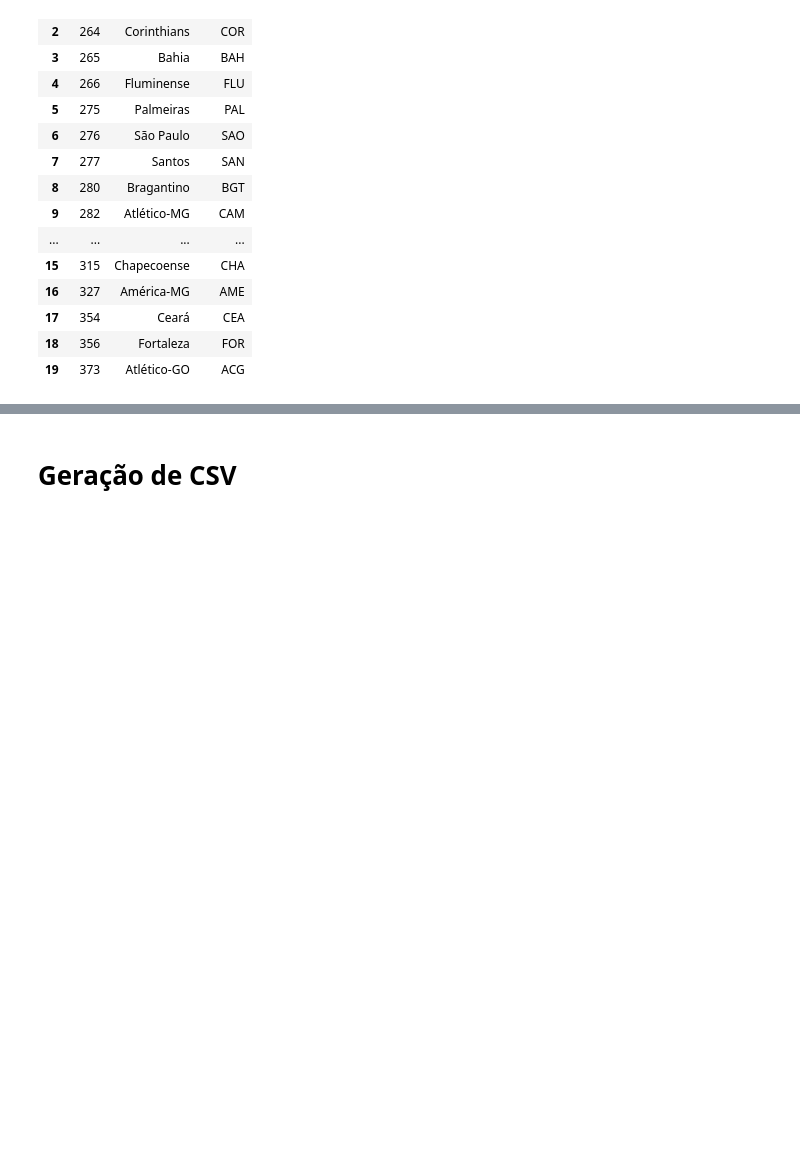
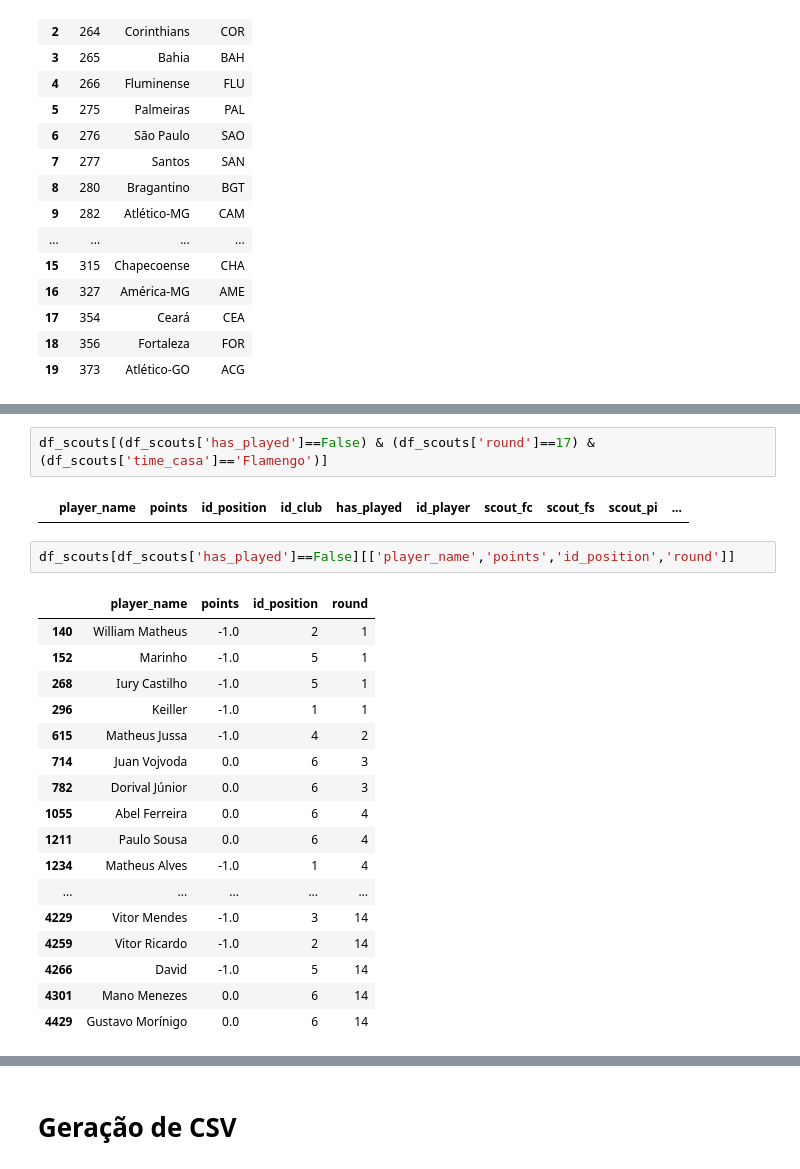
Before and after one commit to eleflow/estudo_cartola, a Jupyter notebook: notebooks/AnaliseDadosAposMerge-2022.ipynb, the cells around one changed output, grey strips where cells are left out. Drawn from its saved outputs; the diff is of its cells as text; blank space fills up the shorter version.

```diff
--- a/notebooks/AnaliseDadosAposMerge-2022.ipynb
+++ b/notebooks/AnaliseDadosAposMerge-2022.ipynb
@@ -1730,0 +1768,24 @@ df_club
+# %%
+df_scouts[(df_scouts['has_played']==False) & (df_scouts['round']==17) & (df_scouts['time_casa']=='Flamengo')]
+# %% [output]
+|  | player_name | points | id_position | id_club | has_played | id_player | scout_fc | scout_fs | scout_pi | ... |
+# %%
+df_scouts[df_scouts['has_played']==False][['player_name','points','id_position','round']]
+# %% [output]
+|  | player_name | points | id_position | round |
+| 140 | William Matheus | -1.0 | 2 | 1 |
+| 152 | Marinho | -1.0 | 5 | 1 |
+| 268 | Iury Castilho | -1.0 | 5 | 1 |
+| 296 | Keiller | -1.0 | 1 | 1 |
+| 615 | Matheus Jussa | -1.0 | 4 | 2 |
+| 714 | Juan Vojvoda | 0.0 | 6 | 3 |
+| 782 | Dorival Júnior | 0.0 | 6 | 3 |
+| 1055 | Abel Ferreira | 0.0 | 6 | 4 |
+| 1211 | Paulo Sousa | 0.0 | 6 | 4 |
+| 1234 | Matheus Alves | -1.0 | 1 | 4 |
+| ... | ... | ... | ... | ... |
+| 4229 | Vitor Mendes | -1.0 | 3 | 14 |
+| 4259 | Vitor Ricardo | -1.0 | 2 | 14 |
+| 4266 | David | -1.0 | 5 | 14 |
+| 4301 | Mano Menezes | 0.0 | 6 | 14 |
+| 4429 | Gustavo Morínigo | 0.0 | 6 | 14 |
```
Also changed, not shown: parts of 63 cells of this notebook, 2 other files.
